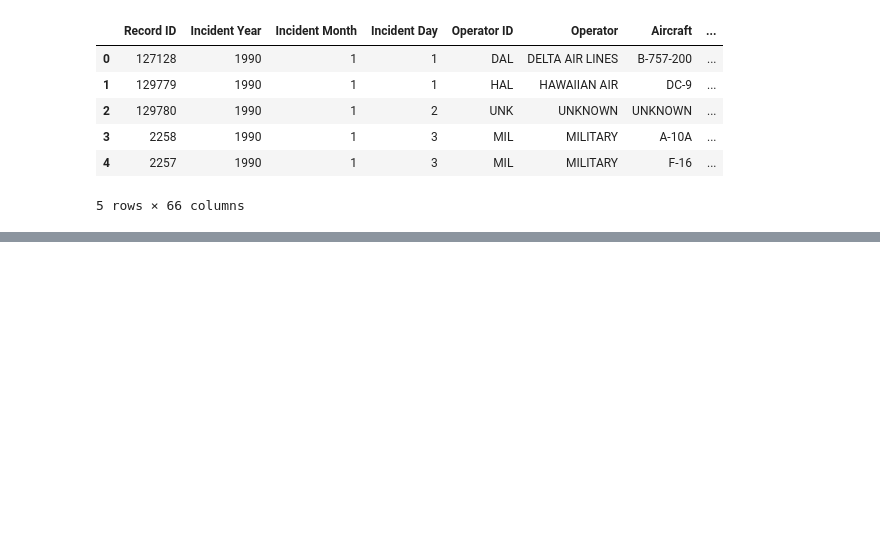
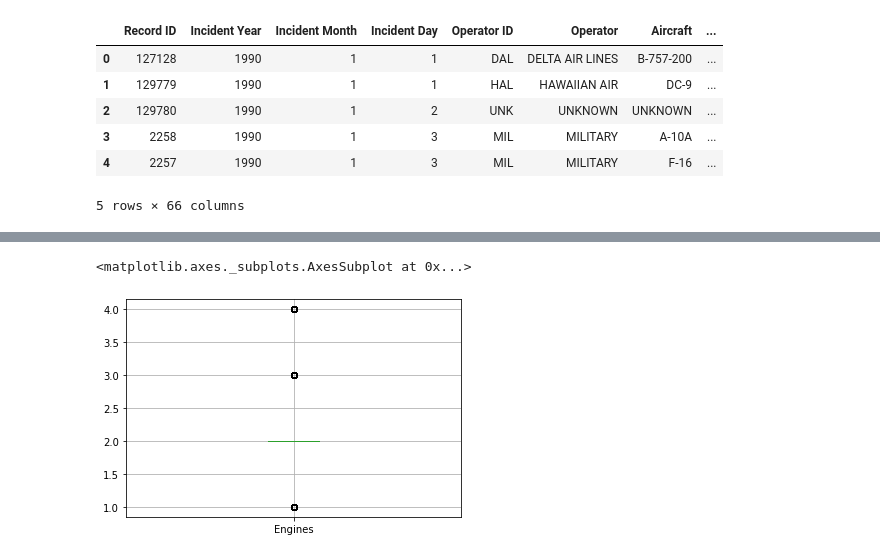
Before and after one commit to rekuantsun/PTDL-Python, a Jupyter notebook: Pandas_4.ipynb, the cells around one changed output, grey strips where cells are left out. Drawn from its saved outputs; the diff is of its cells as text; code cells hidden in the pictures; blank space fills up the shorter version.

```diff
--- a/Pandas_4.ipynb
+++ b/Pandas_4.ipynb
@@ -176,0 +94,5 @@ df.boxplot(column='Speed')
+# %%
+df1.boxplot('Engines')
+# %% [output]
+<matplotlib.axes._subplots.AxesSubplot at 0x...>
+[figure, added]
```
Also changed, not shown: parts of 60 cells of this notebook.
